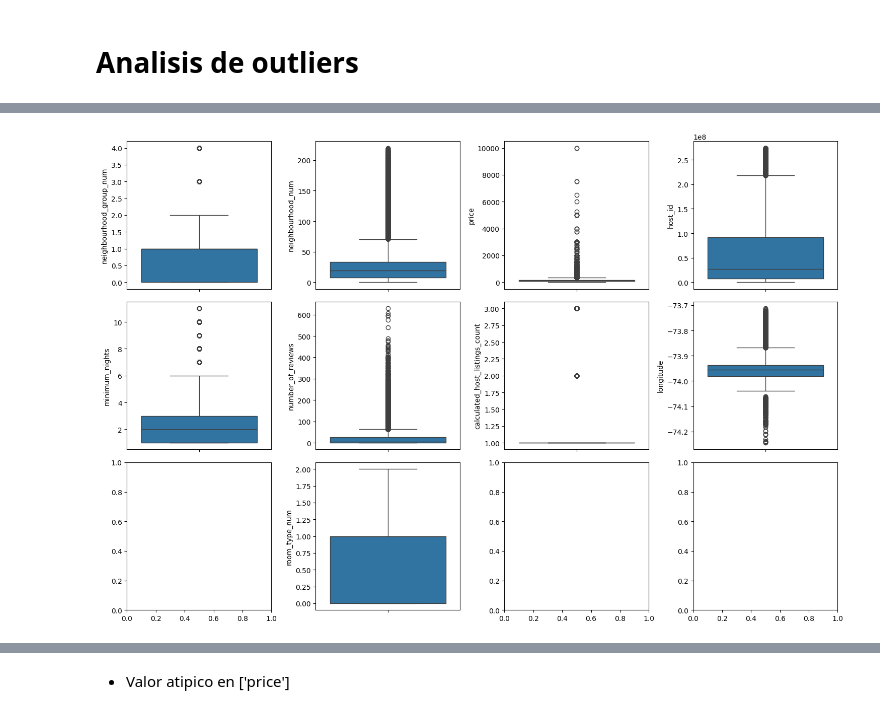
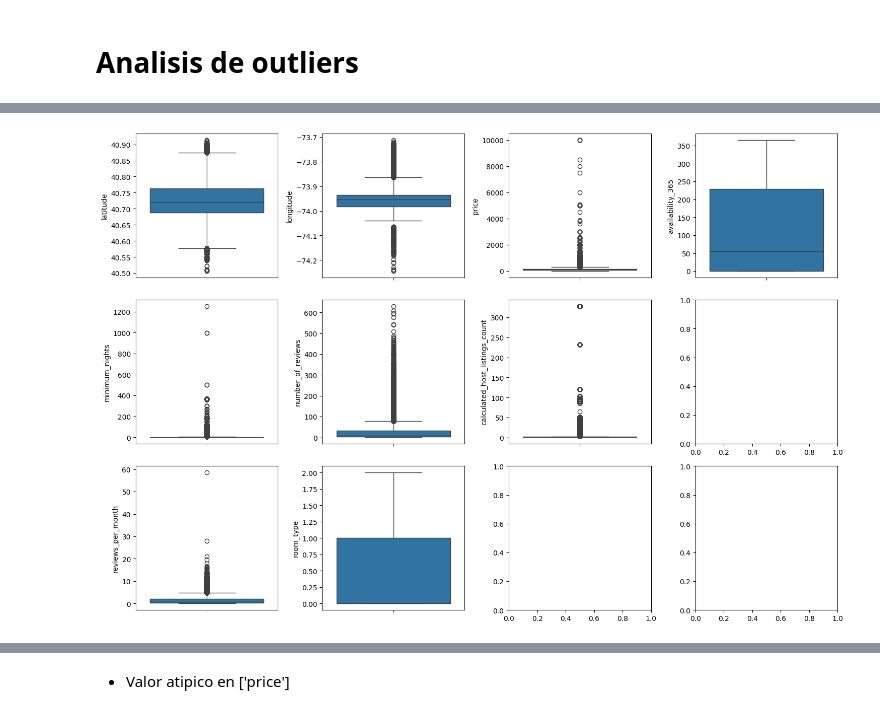
Before and after one commit to 4GeeksAcademy/aliasys-intro-ml, a Jupyter notebook: src/airbnbmarchine.ipynb, the cells around one changed output, grey strips where cells are left out. Drawn from its saved outputs; the diff is of its cells as text; code cells hidden in the pictures.

```diff
--- a/src/airbnbmarchine.ipynb
+++ b/src/airbnbmarchine.ipynb
@@ -255,11 +241,11 @@ plt.show()
 # %% [markdown]
 -Eliminamos 'host_id', pues no es significativa.
 # %%
-# Crear una copia del DataFrame sin 'host_id'
-data_corr = total_data.drop(columns=['host_id'])
+# Eliminar la columna 'host_id' para evitar sesgos en la matriz de correlación
+total_data.drop(columns=['host_id'], inplace=True)
 
 # Calcular la matriz de correlación
-corr_matrix = data_corr.corr(numeric_only=True)
+corr_matrix = total_data.corr(numeric_only=True)
 
 # Visualizar la matriz de correlación
 plt.figure(figsize=(12, 8))
@@ -296,7 +281,3 @@ reviews_per_month                 0.0
 calculated_host_listings_count    0.0
 availability_365                  0.0
 dtype: float64
-# %%
-total_data.drop(['neighbourhood_group', 'room_type', 'neighbourhood',], axis=1, inplace=True)
-# Mostramos las primeras filas del DataFrame transformado
-total_data.head()
@@ -327,19 +301,19 @@ total_data.describe(include='all')
 # %%
 # Creamos subplots para detectar valores atípicos
 fig, axis = plt.subplots(3, 4, figsize=(15, 10))
 
-sns.boxplot(ax = axis[0, 0], data = total_data, y = "neighbourhood_group_num")
-sns.boxplot(ax = axis[0, 1], data = total_data, y = "neighbourhood_num")
+sns.boxplot(ax = axis[0, 0], data = total_data, y = "latitude")
+sns.boxplot(ax = axis[0, 1], data = total_data, y = "longitude")
 sns.boxplot(ax = axis[0, 2], data = total_data, y = "price")
 sns.boxplot(ax = axis[1, 0], data = total_data, y = "minimum_nights")
 sns.boxplot(ax = axis[1, 1], data = total_data, y = "number_of_reviews")
 sns.boxplot(ax = axis[1, 2], data = total_data, y = "calculated_host_listings_count")
-sns.boxplot(ax = axis[2, 1], data = total_data, y = "room_type_num")
-sns.boxplot(ax = axis[0, 3], data = total_data, y = "host_id")
-sns.boxplot(ax = axis[1, 3], data = total_data, y = "longitude")
+sns.boxplot(ax = axis[2, 1], data = total_data, y = "room_type")
+sns.boxplot(ax = axis[0, 3], data = total_data, y = "availability_365")
+sns.boxplot(ax = axis[2, 0], data = total_data, y = "reviews_per_month")
 
 
 plt.tight_layout()
 plt.show()
 # %% [output]
-[figure, old version]
+[figure, new version]
```
Also changed, not shown: parts of 32 cells of this notebook.
